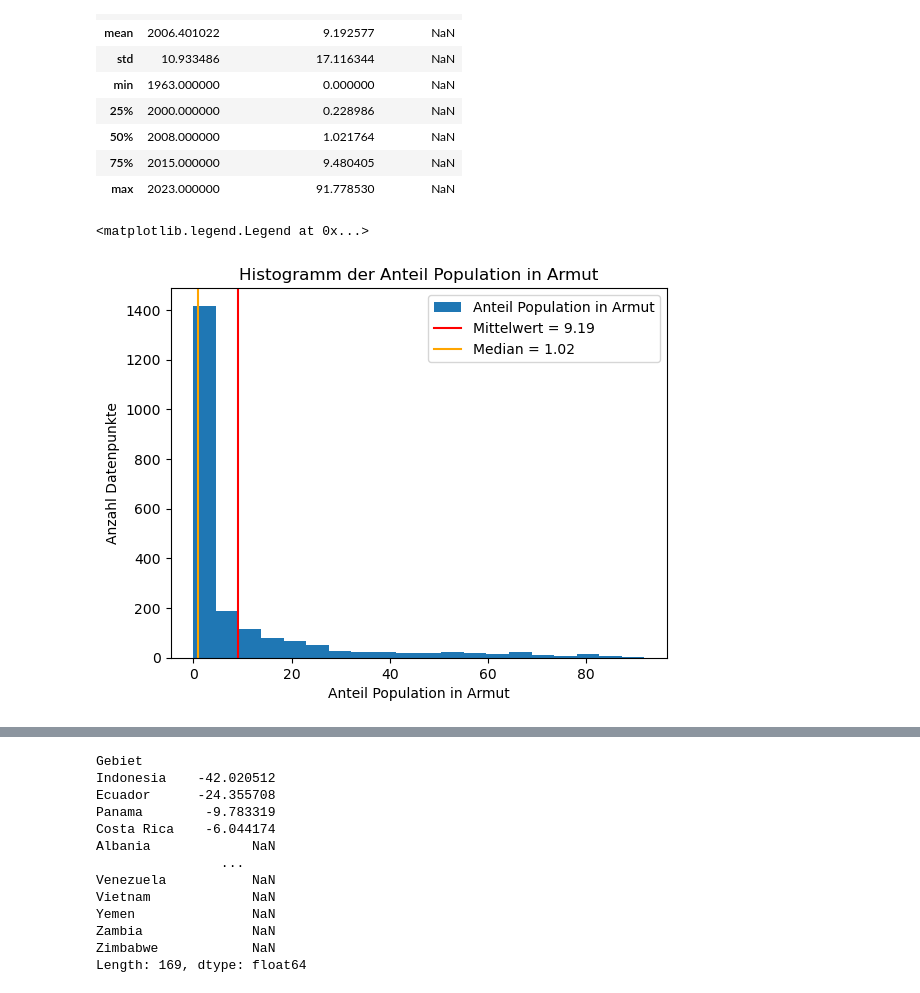
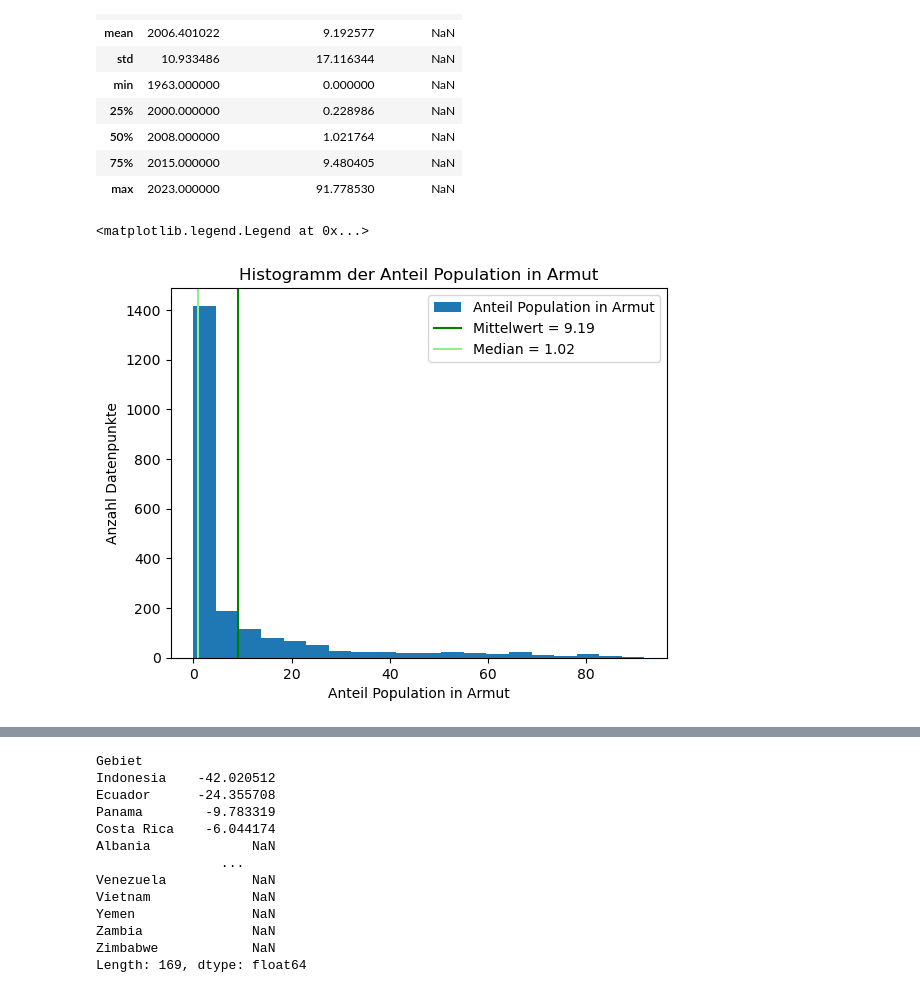
Before and after one commit to karinavonfelbert/Python-Leistungsnachweis, a Jupyter notebook: Python_LN.ipynb, the cells around one changed output, grey strips where cells are left out. Drawn from its saved outputs; the diff is of its cells as text; code cells hidden in the pictures.

```diff
--- a/Python_LN.ipynb
+++ b/Python_LN.ipynb
@@ -186,13 +229,13 @@ df.describe()
 # %%
 g = df['Anteil Population in Armut'].plot(kind='hist', bins=20, title='Histogramm der Anteil Population in Armut',
                            xlabel='Anteil Population in Armut', ylabel='Anzahl Datenpunkte')
 mean = df['Anteil Population in Armut'].mean()
-g.axvline(x=df['Anteil Population in Armut'].mean(), color='red',label=f'Mittelwert = {mean:.2f}')
+g.axvline(x=df['Anteil Population in Armut'].mean(), color='green',label=f'Mittelwert = {mean:.2f}')
 
 median = df['Anteil Population in Armut'].median()
-g.axvline(x=df['Anteil Population in Armut'].median(), color='orange',label=  f'Median = {median:.2f}')
+g.axvline(x=df['Anteil Population in Armut'].median(), color='lightgreen',label=  f'Median = {median:.2f}')
 
 g.legend()
 # %% [output]
 <matplotlib.legend.Legend at 0x...>
-[figure, old version]
+[figure, new version]
```
Also changed, not shown: parts of 20 cells of this notebook.
